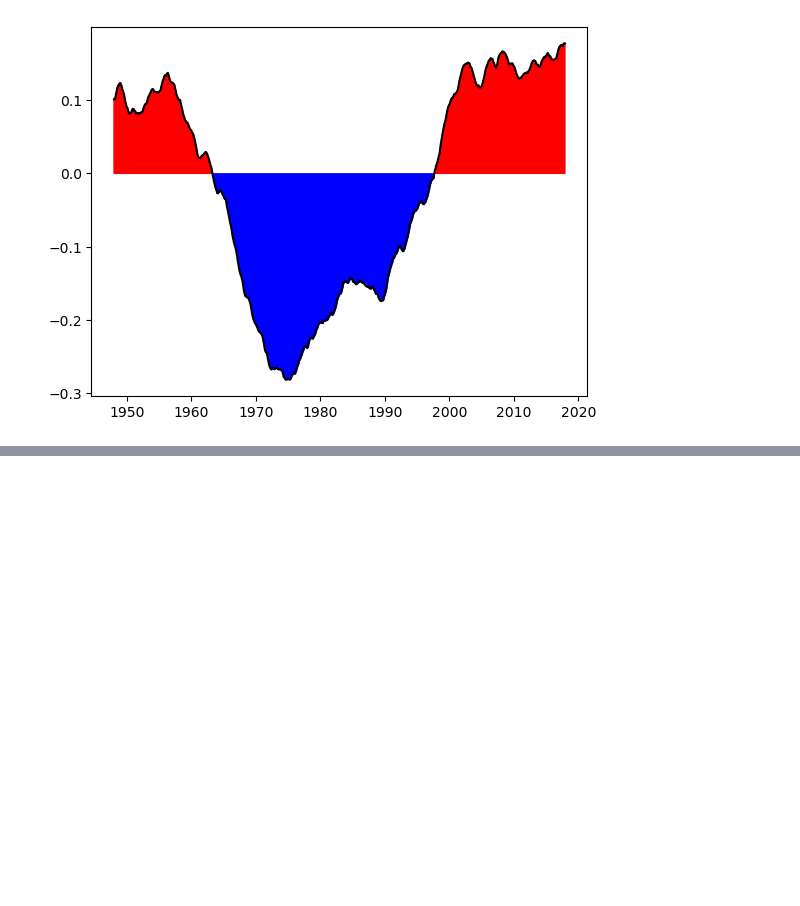
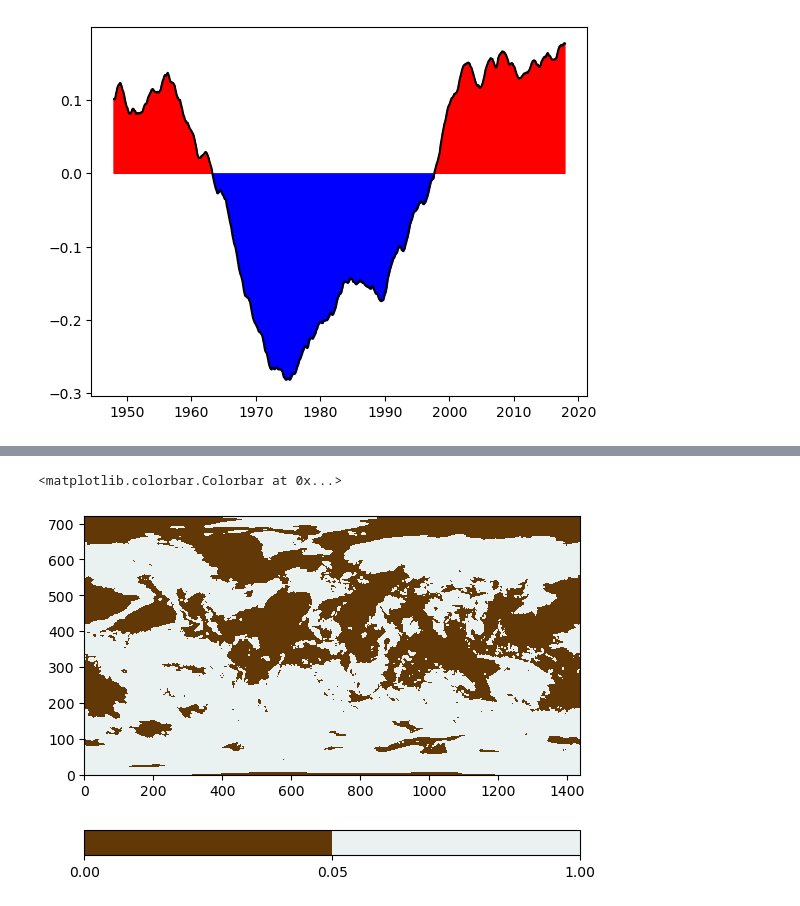
Before and after one commit to anlawyer/clim680, a Jupyter notebook: composite-analysis.ipynb, the cells around one changed output, grey strips where cells are left out. Drawn from its saved outputs; the diff is of its cells as text; code cells hidden in the pictures; blank space fills up the shorter version.

```diff
--- a/composite-analysis.ipynb
+++ b/composite-analysis.ipynb
@@ -165,0 +153,12 @@ Text(0.5, 0.98, 'Composite 2m Temperature Anomalies during AMO')
+# %%
+pos_temps = t2m_anoms['t2m'].sel(time=pos_lim.dropna(dim='time')['time'])
+neg_temps = t2m_anoms['t2m'].sel(time=neg_lim.dropna(dim='time')['time'])
+# %%
+# testing between both phases, as the AMO doesn't have a neutral phase to compare to
+tstat, pval = ttest_ind(pos_temps, neg_temps, equal_var = False)
+# %%
+plt.contourf(pval, [0, 0.05, 1], cmap='BrBG')
+plt.colorbar(orientation='horizontal')
+# %% [output]
+<matplotlib.colorbar.Colorbar at 0x...>
+[figure, added]
```
Also changed, not shown: parts of 7 cells of this notebook.
